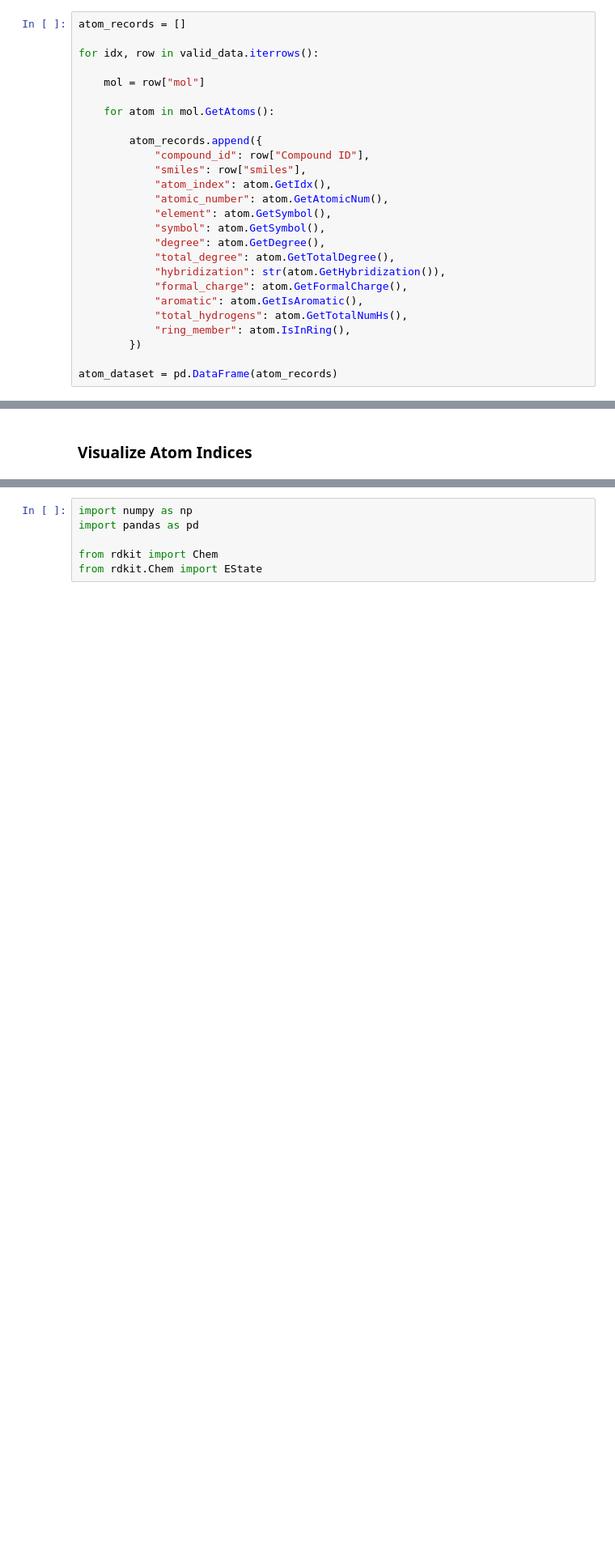
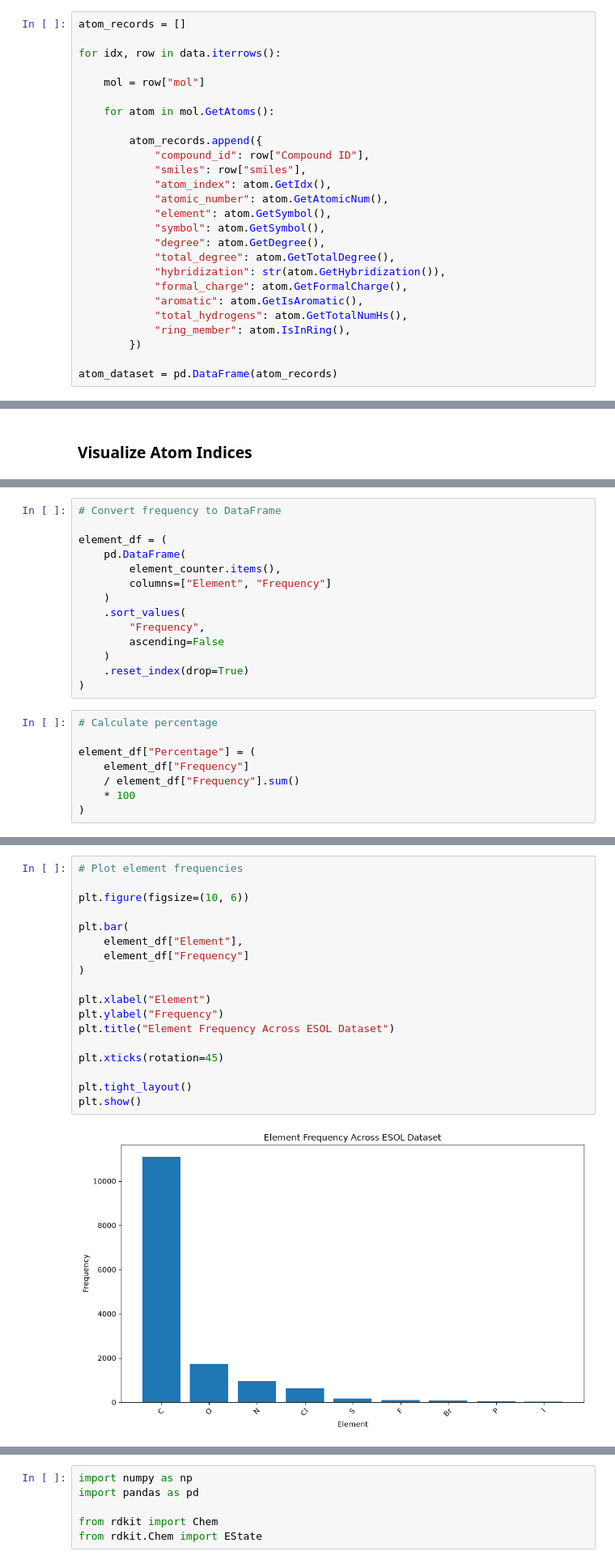
Before and after one commit to raseljvai1-del/Drug-Discovery-and-Cheminformatics-Projects, a Jupyter notebook: Project 1 — Molecular Structure & Property Explorer/notebook.ipynb, the cells around one changed output, grey strips where cells are left out. Shown at 81% size. Saved outputs shown, nothing was run; the diff lists cells and outputs as text; blank space fills up the shorter version.

```diff
--- a/Project 1 — Molecular Structure & Property Explorer/notebook.ipynb
+++ b/Project 1 — Molecular Structure & Property Explorer/notebook.ipynb
@@ -1132,7 +1349,7 @@ data[
 # %%
 atom_records = []
 
-for idx, row in valid_data.iterrows():
+for idx, row in data.iterrows():
 
     mol = row["mol"]
 
@@ -1282,0 +1661,22 @@ I
+# %%
+# Convert frequency to DataFrame
+
+element_df = (
+    pd.DataFrame(
+        element_counter.items(),
+        columns=["Element", "Frequency"]
+    )
+    .sort_values(
+        "Frequency",
+        ascending=False
+    )
+    .reset_index(drop=True)
+)
+# %%
+# Calculate percentage
+
+element_df["Percentage"] = (
+    element_df["Frequency"]
+    / element_df["Frequency"].sum()
+    * 100
+)
@@ -1282,0 +1753,20 @@ I
+# %%
+# Plot element frequencies
+
+plt.figure(figsize=(10, 6))
+
+plt.bar(
+    element_df["Element"],
+    element_df["Frequency"]
+)
+
+plt.xlabel("Element")
+plt.ylabel("Frequency")
+plt.title("Element Frequency Across ESOL Dataset")
+
+plt.xticks(rotation=45)
+
+plt.tight_layout()
+plt.show()
+# %% [output]
+[figure, added]
```
Also changed, not shown: parts of 183 cells of this notebook, 4 other files.
